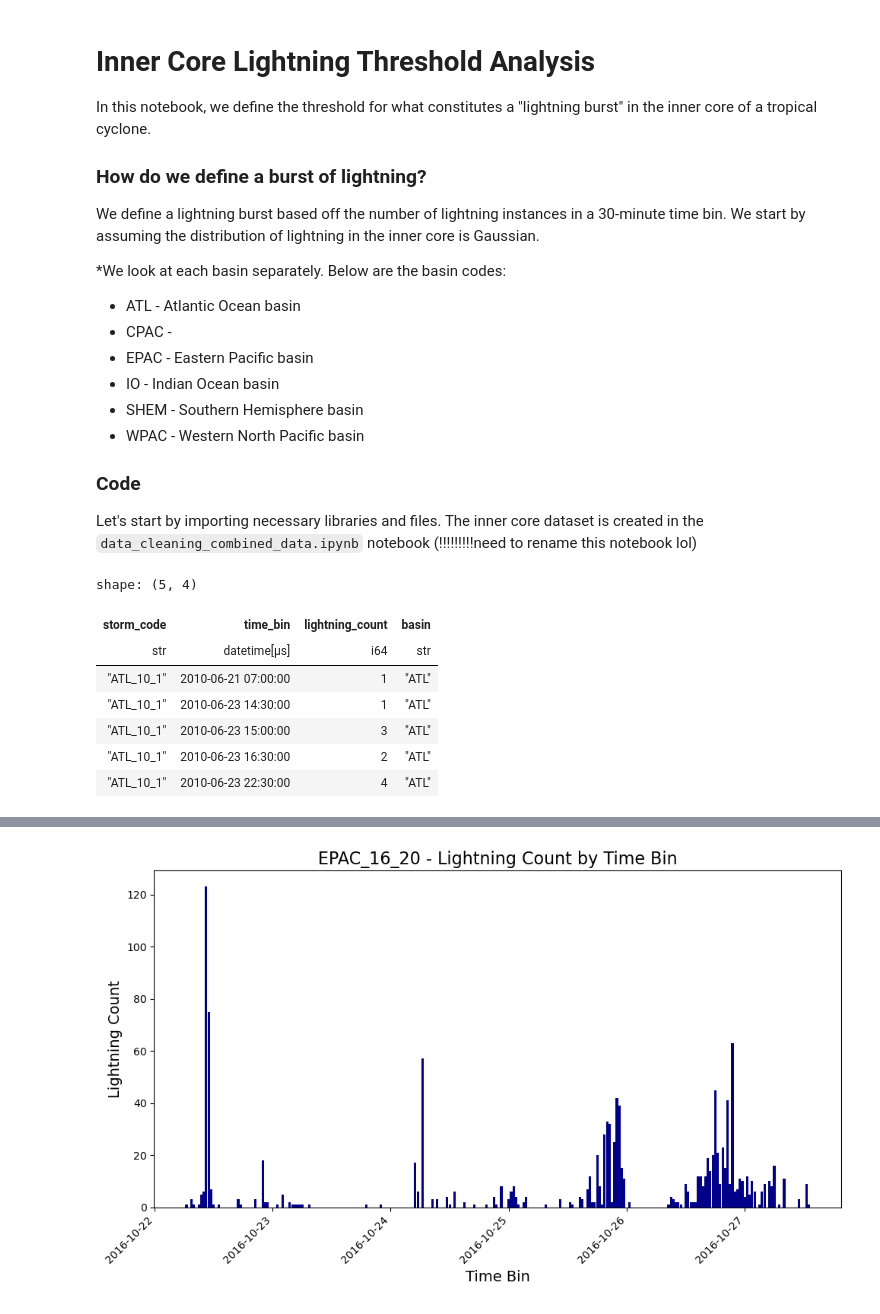
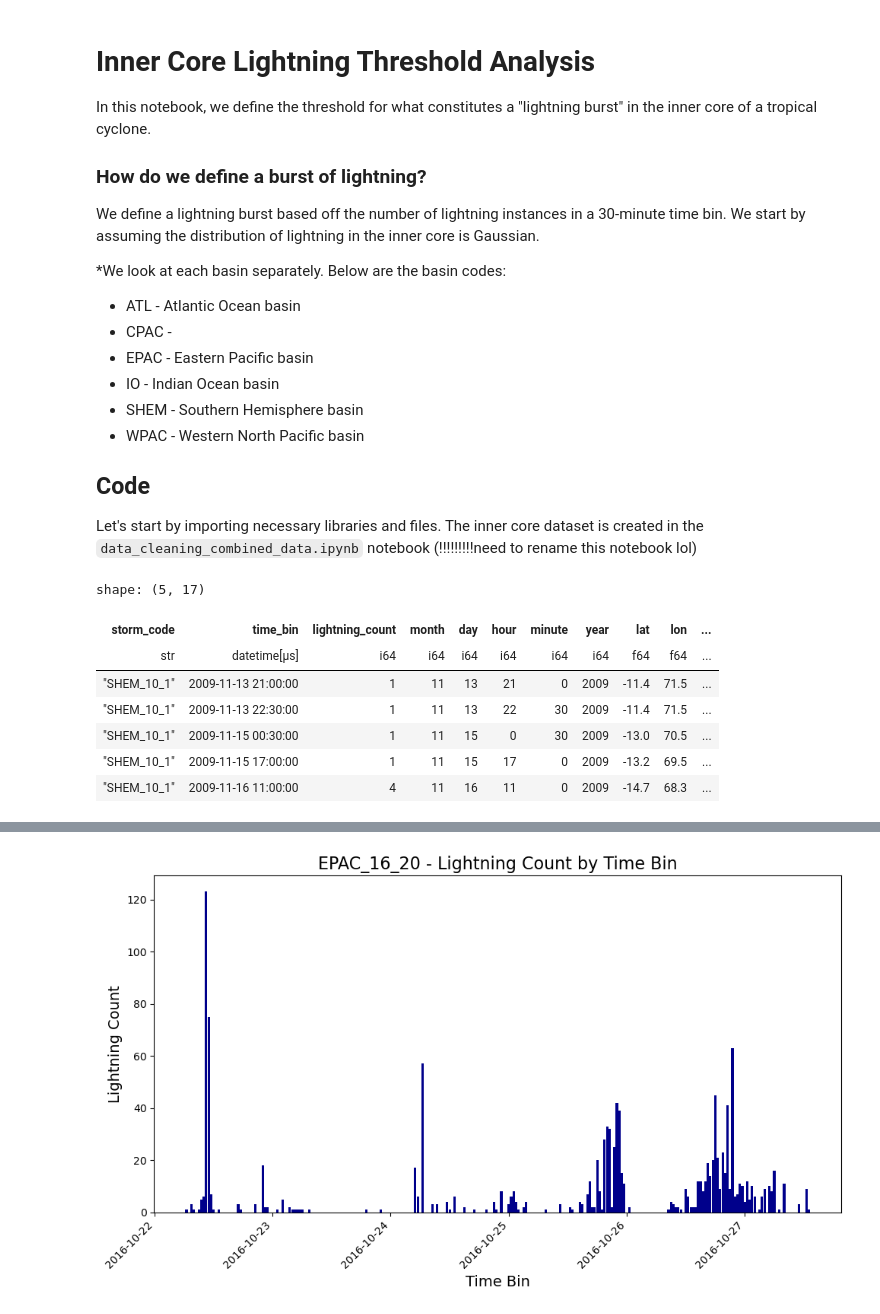
Before and after one commit to aprilggg/Lightning_Analysis_NWRA, a Jupyter notebook: lightning_threshold_innercore.ipynb, the cells around one changed output, grey strips where cells are left out. Drawn from its saved outputs; the diff is of its cells as text; code cells hidden in the pictures.

```diff
--- a/lightning_threshold_innercore.ipynb
+++ b/lightning_threshold_innercore.ipynb
@@ -14,7 +14,7 @@ We start by assuming the distribution of lightning in the inner core is Gaussian
 * SHEM - Southern Hemisphere basin
 * WPAC - Western North Pacific basin
 
-### Code
+## Code
 Let's start by importing necessary libraries and files. The inner core dataset is created in the `data_cleaning_combined_data.ipynb` notebook (!!!!!!!!!need to rename this notebook lol)
 # %%
 import pandas as pd
@@ -24,18 +26,23 @@ import matplotlib.pyplot as plt
 # %%
 # import data from csv file
-innercore_data = pl.read_csv("WWLLN_innercore_timebin_count.csv")
+innercore_data = pl.read_csv("innercore_joined_pd.csv")
 innercore_data = innercore_data.with_columns(
     pl.col("time_bin").str.strptime(pl.Datetime).alias("time_bin"),
-    pl.col("storm_code").str.extract(r"^(.*?)_", 1).alias("basin")
+    pl.col("storm_code").str.extract(r"^(.*?)_", 1).alias("basin"),
+    pl.col("lightining_count").log1p().alias("log_lightning_count"),
+    pl.when(pl.col("pressure") == 0)
+    .then(None)  # Replace 0 with None -> 0 is not possible, treat these as null but don't remove row bc the wind speed value is valid
+    .otherwise(pl.col("pressure"))
+    .alias("pressure")  # Keep the column name as "pressure"
 )
 innercore_data = innercore_data.rename({"lightining_count":"lightning_count"}) # fix typo, can remove after it's fixed in file
 innercore_data.head()
 # %% [output]
-shape: (5, 4)
+shape: (5, 17)
-| storm_code | time_bin | lightning_count | basin |
-| str | datetime[μs] | i64 | str |
-| "ATL_10_1" | 2010-06-21 07:00:00 | 1 | "ATL" |
-| "ATL_10_1" | 2010-06-23 14:30:00 | 1 | "ATL" |
-| "ATL_10_1" | 2010-06-23 15:00:00 | 3 | "ATL" |
-| "ATL_10_1" | 2010-06-23 16:30:00 | 2 | "ATL" |
-| "ATL_10_1" | 2010-06-23 22:30:00 | 4 | "ATL" |
+| storm_code | time_bin | lightning_count | month | day | hour | minute | year | lat | lon | ... |
+| str | datetime[μs] | i64 | i64 | i64 | i64 | i64 | i64 | f64 | f64 | ... |
+| "SHEM_10_1" | 2009-11-13 21:00:00 | 1 | 11 | 13 | 21 | 0 | 2009 | -11.4 | 71.5 | ... |
+| "SHEM_10_1" | 2009-11-13 22:30:00 | 1 | 11 | 13 | 22 | 30 | 2009 | -11.4 | 71.5 | ... |
+| "SHEM_10_1" | 2009-11-15 00:30:00 | 1 | 11 | 15 | 0 | 30 | 2009 | -13.0 | 70.5 | ... |
+| "SHEM_10_1" | 2009-11-15 17:00:00 | 1 | 11 | 15 | 17 | 0 | 2009 | -13.2 | 69.5 | ... |
+| "SHEM_10_1" | 2009-11-16 11:00:00 | 4 | 11 | 16 | 11 | 0 | 2009 | -14.7 | 68.3 | ... |
```
Also changed, not shown: parts of 40 cells of this notebook, 5 other files.
